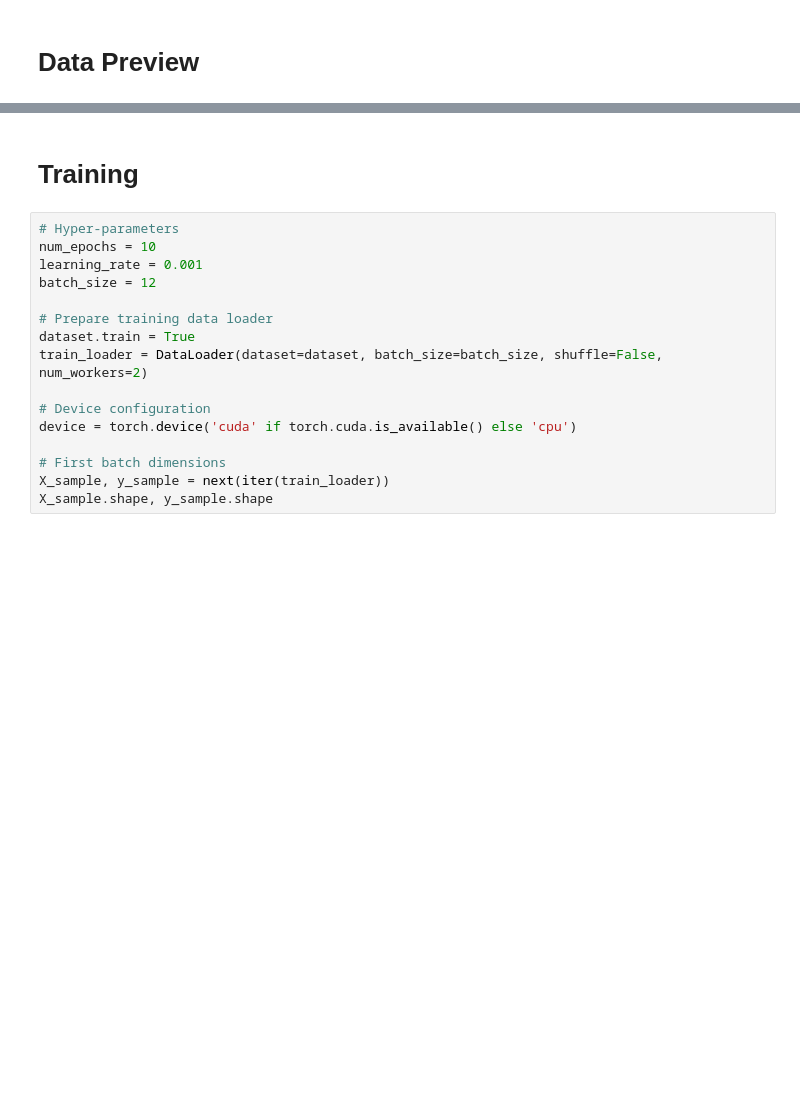
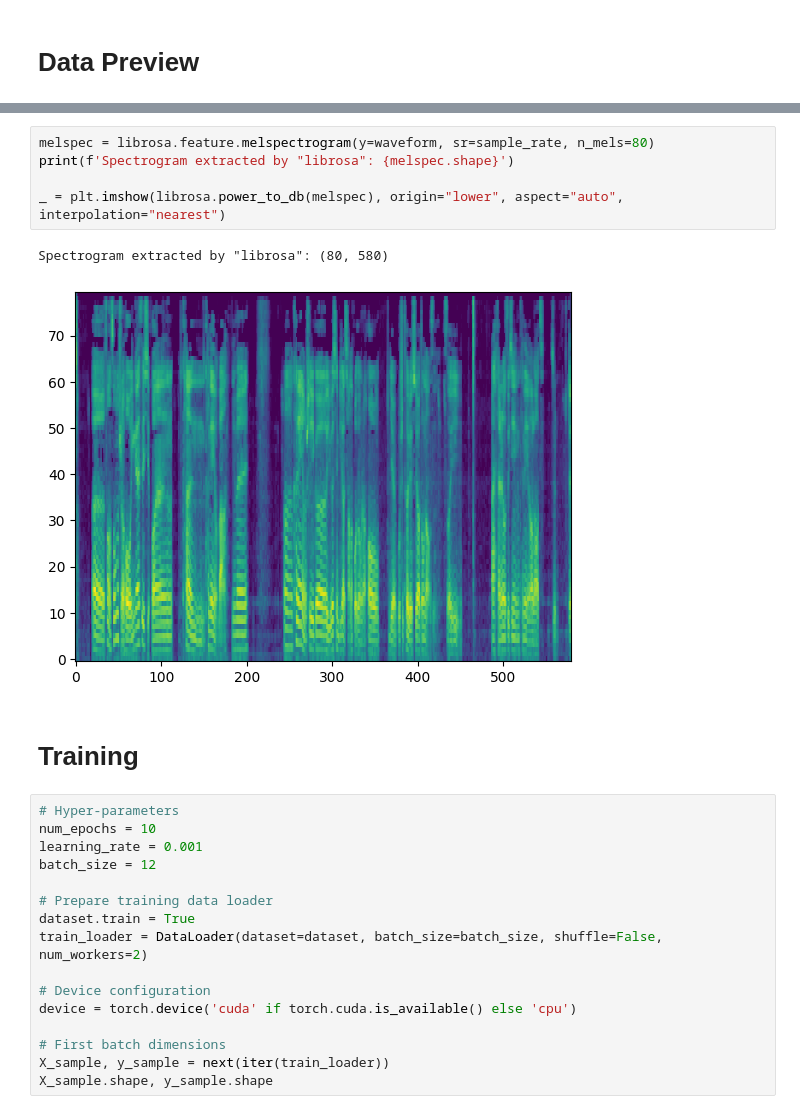
Before and after one commit to tabaraei/depression-detection, a Jupyter notebook: depression_detection.ipynb, the cells around one changed output, grey strips where cells are left out. Saved outputs shown, nothing was run; the diff lists cells and outputs as text; blank space fills up the shorter version.

```diff
--- a/depression_detection.ipynb
+++ b/depression_detection.ipynb
@@ -297,3 +173,11 @@ plot_spectrogram(dataset.X_train[sample_idx, channel])
+# %%
+melspec = librosa.feature.melspectrogram(y=waveform, sr=sample_rate, n_mels=80)
+print(f'Spectrogram extracted by "librosa": {melspec.shape}')
+
+_ = plt.imshow(librosa.power_to_db(melspec), origin="lower", aspect="auto", interpolation="nearest")
+# %% [output]
+Spectrogram extracted by "librosa": (80, 580)
+[figure, added]
 # %% [markdown]
 # Training
 # %%
```
Also changed, not shown: parts of 34 cells of this notebook.
